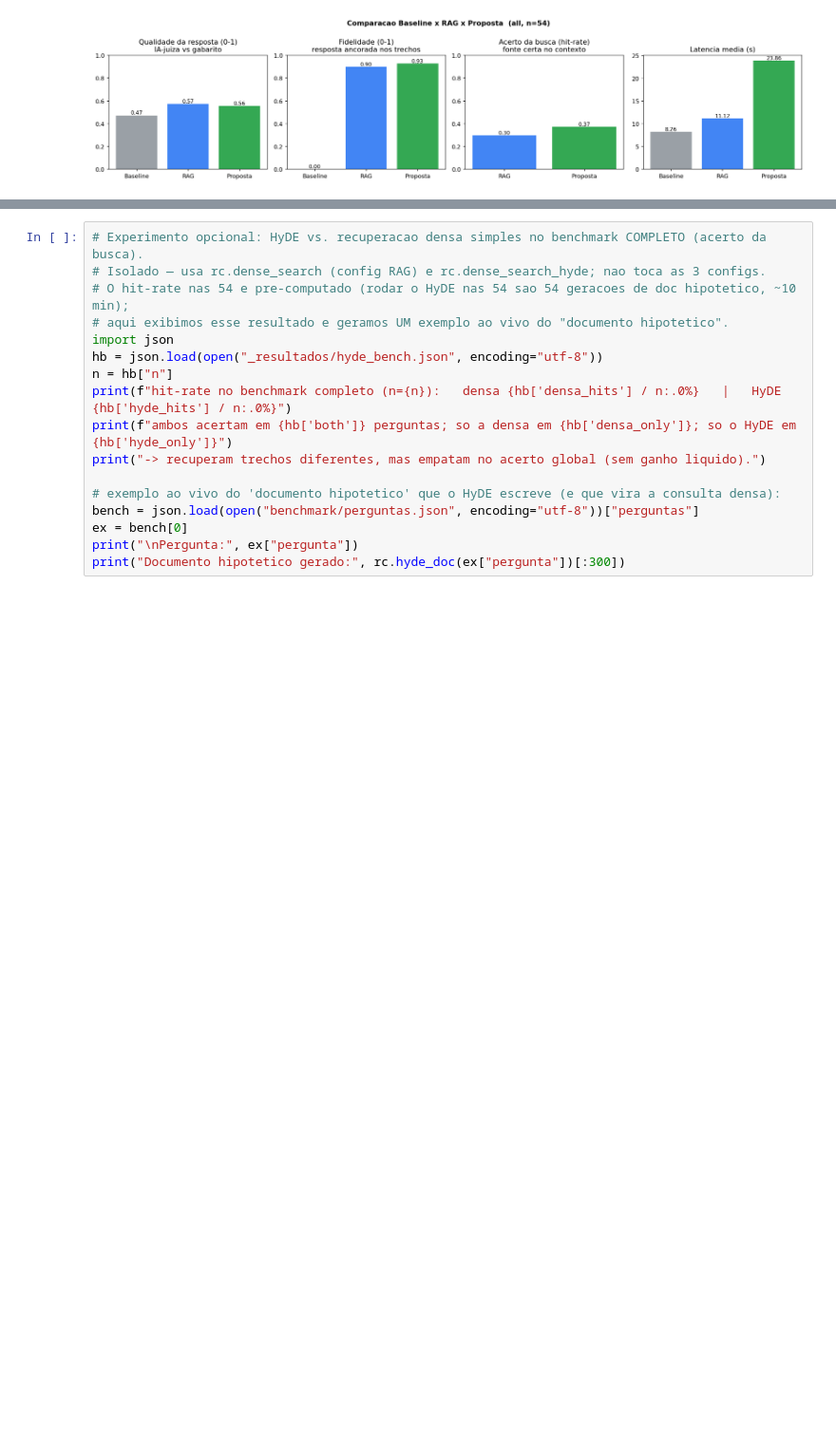
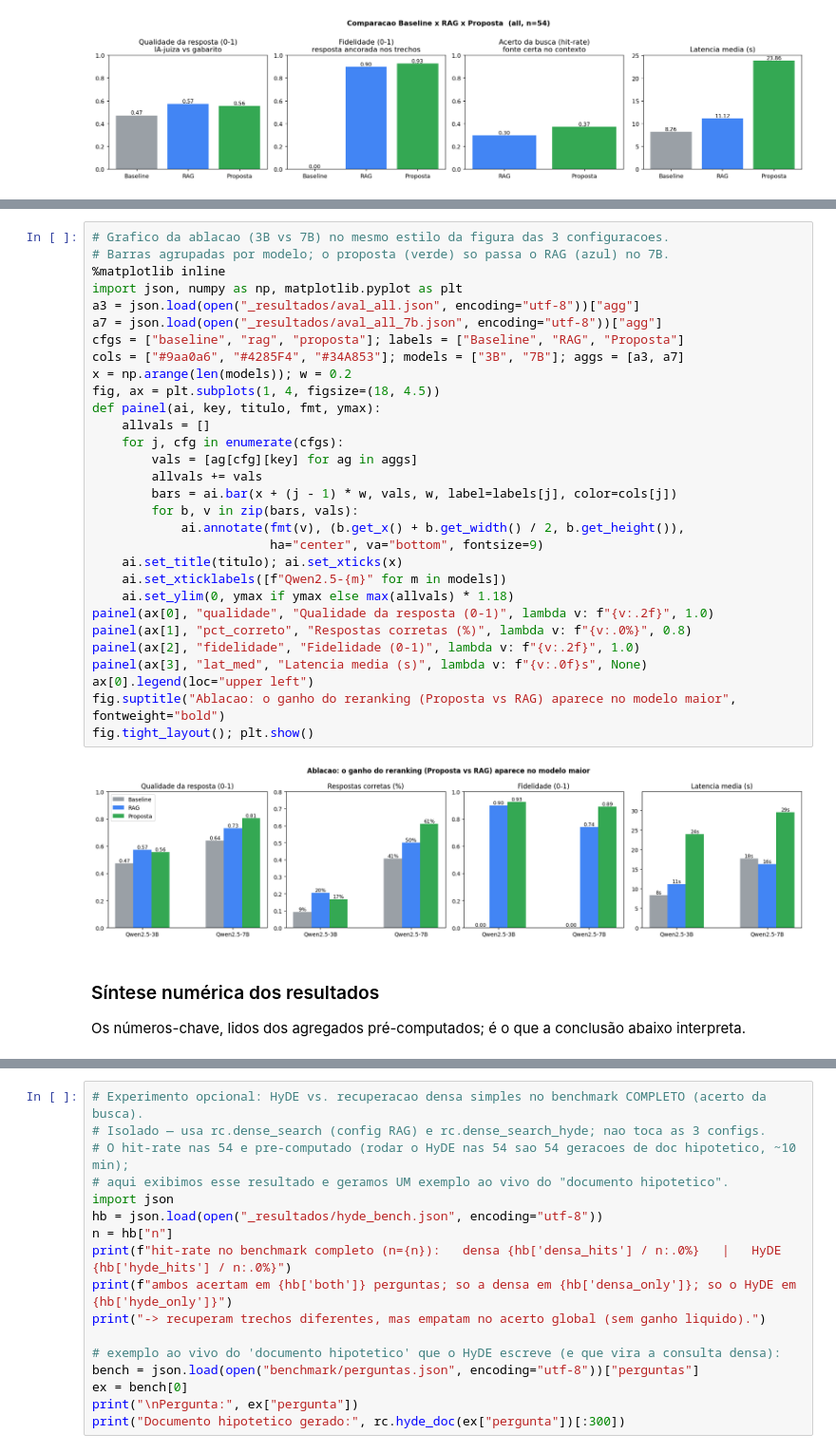
Before and after one commit to nykemariotto/rag-pneumologia, a Jupyter notebook: notebook/Assistente_Pneumologia_RAG.ipynb, the cells around one changed output, grey strips where cells are left out. Shown at 95% size. Saved outputs shown, nothing was run; the diff lists cells and outputs as text; blank space fills up the shorter version.

```diff
--- a/notebook/Assistente_Pneumologia_RAG.ipynb
+++ b/notebook/Assistente_Pneumologia_RAG.ipynb
@@ -1066,0 +1112,35 @@ print(_linha("7B", _agg("aval_all_7b.json")))
+# %%
+# Grafico da ablacao (3B vs 7B) no mesmo estilo da figura das 3 configuracoes.
+# Barras agrupadas por modelo; o proposta (verde) so passa o RAG (azul) no 7B.
+%matplotlib inline
+import json, numpy as np, matplotlib.pyplot as plt
+a3 = json.load(open("_resultados/aval_all.json", encoding="utf-8"))["agg"]
+a7 = json.load(open("_resultados/aval_all_7b.json", encoding="utf-8"))["agg"]
+cfgs = ["baseline", "rag", "proposta"]; labels = ["Baseline", "RAG", "Proposta"]
+cols = ["#9aa0a6", "#4285F4", "#34A853"]; models = ["3B", "7B"]; aggs = [a3, a7]
+x = np.arange(len(models)); w = 0.2
+fig, ax = plt.subplots(1, 4, figsize=(18, 4.5))
+def painel(ai, key, titulo, fmt, ymax):
+    allvals = []
+    for j, cfg in enumerate(cfgs):
+        vals = [ag[cfg][key] for ag in aggs]
+        allvals += vals
+        bars = ai.bar(x + (j - 1) * w, vals, w, label=labels[j], color=cols[j])
+        for b, v in zip(bars, vals):
+            ai.annotate(fmt(v), (b.get_x() + b.get_width() / 2, b.get_height()),
+                        ha="center", va="bottom", fontsize=9)
+    ai.set_title(titulo); ai.set_xticks(x)
+    ai.set_xticklabels([f"Qwen2.5-{m}" for m in models])
+    ai.set_ylim(0, ymax if ymax else max(allvals) * 1.18)
+painel(ax[0], "qualidade", "Qualidade da resposta (0-1)", lambda v: f"{v:.2f}", 1.0)
+painel(ax[1], "pct_correto", "Respostas corretas (%)", lambda v: f"{v:.0%}", 0.8)
+painel(ax[2], "fidelidade", "Fidelidade (0-1)", lambda v: f"{v:.2f}", 1.0)
+painel(ax[3], "lat_med", "Latencia media (s)", lambda v: f"{v:.0f}s", None)
+ax[0].legend(loc="upper left")
+fig.suptitle("Ablacao: o ganho do reranking (Proposta vs RAG) aparece no modelo maior", fontweight="bold")
+fig.tight_layout(); plt.show()
+# %% [output]
+[figure, added]
+# %% [markdown]
+### Síntese numérica dos resultados
+Os números-chave, lidos dos agregados pré-computados; é o que a conclusão abaixo interpreta.
```
Also changed, not shown: parts of 21 cells of this notebook, 3 other files.
